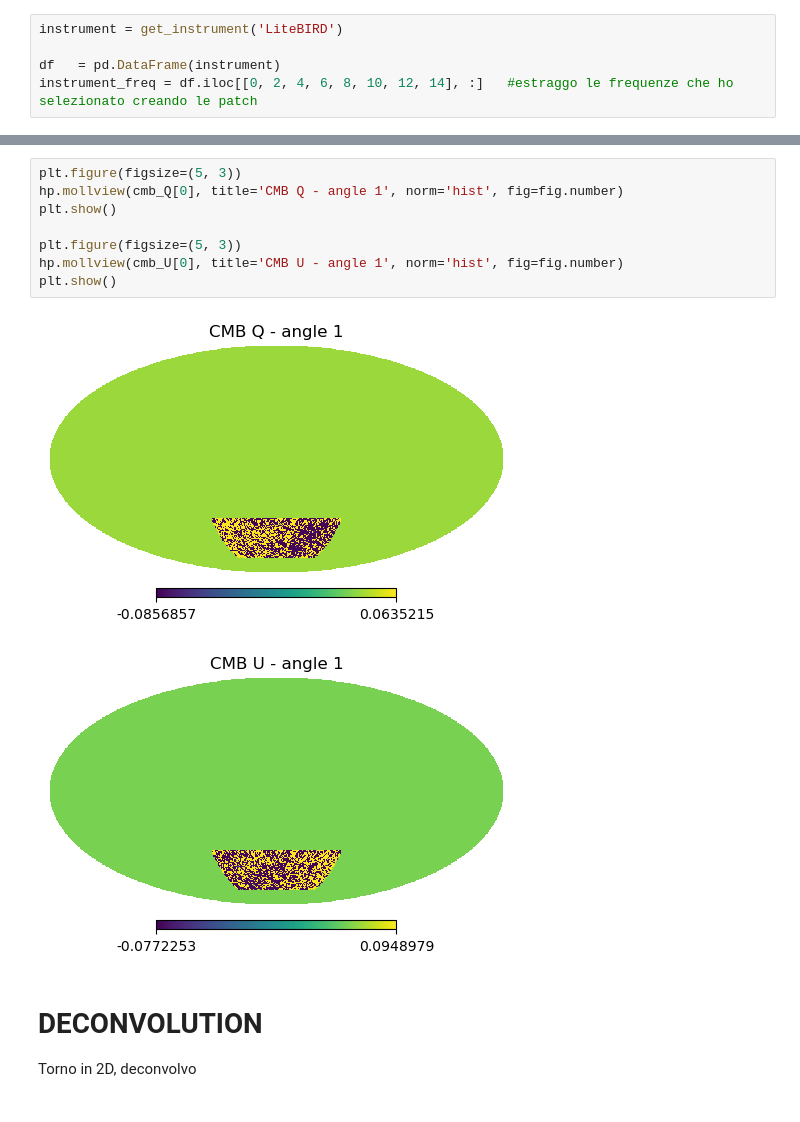
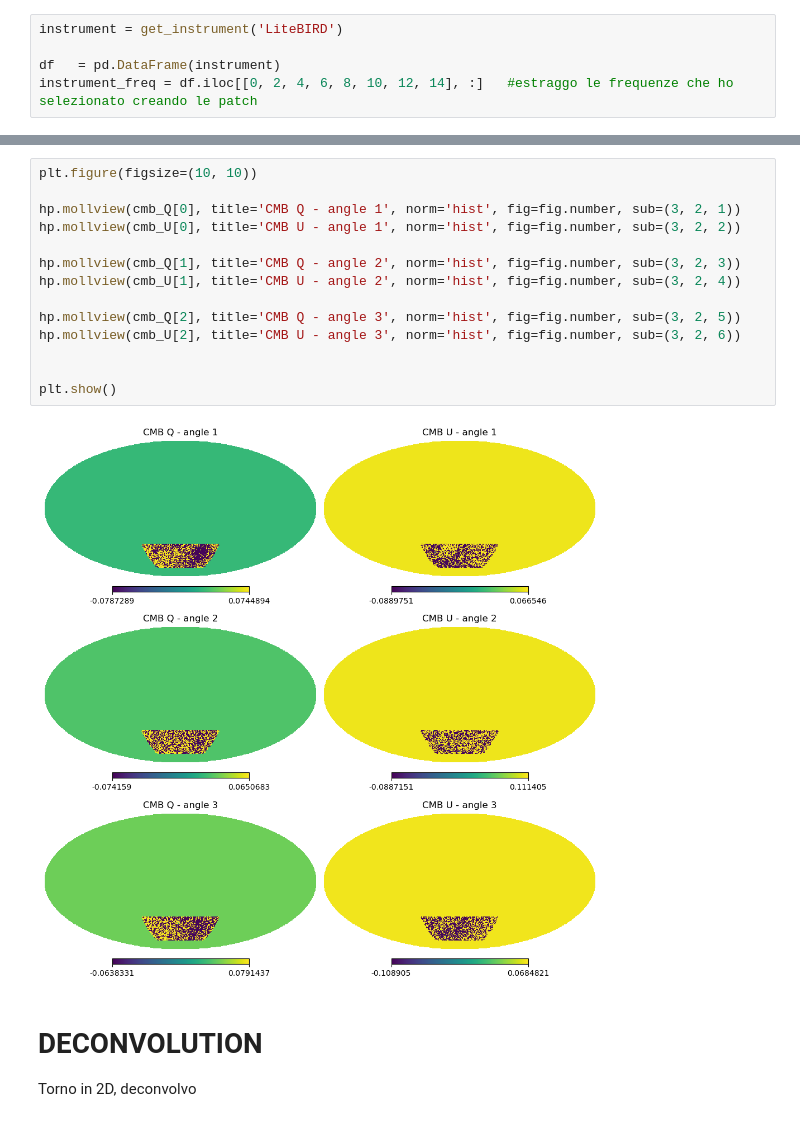
Before and after one commit to racheleguidettii/MastersThesis, a Jupyter notebook: PySMmaps/Patch_Angle.ipynb, the cells around one changed output, grey strips where cells are left out. Cells and saved outputs as stored; diff of their text form.

```diff
--- a/PySMmaps/Patch_Angle.ipynb
+++ b/PySMmaps/Patch_Angle.ipynb
@@ -445,14 +445,19 @@ Angle Simulation 3 - 0.900 deg
 # %%
-plt.figure(figsize=(5, 3))
-hp.mollview(cmb_Q[0], title='CMB Q - angle 1', norm='hist', fig=fig.number)
+plt.figure(figsize=(10, 10))
+
+hp.mollview(cmb_Q[0], title='CMB Q - angle 1', norm='hist', fig=fig.number, sub=(3, 2, 1))
+hp.mollview(cmb_U[0], title='CMB U - angle 1', norm='hist', fig=fig.number, sub=(3, 2, 2))
+
+hp.mollview(cmb_Q[1], title='CMB Q - angle 2', norm='hist', fig=fig.number, sub=(3, 2, 3))
+hp.mollview(cmb_U[1], title='CMB U - angle 2', norm='hist', fig=fig.number, sub=(3, 2, 4))
+
+hp.mollview(cmb_Q[2], title='CMB Q - angle 3', norm='hist', fig=fig.number, sub=(3, 2, 5))
+hp.mollview(cmb_U[2], title='CMB U - angle 3', norm='hist', fig=fig.number, sub=(3, 2, 6))
+
+
 plt.show()
-
-plt.figure(figsize=(5, 3))
-hp.mollview(cmb_U[0], title='CMB U - angle 1', norm='hist', fig=fig.number)
-plt.show()
 # %% [output]
-[figure, old version]
+[figure, new version]
-[figure, removed]
 # %% [markdown]
 # DECONVOLUTION
 Torno in 2D, deconvolvo
```
Also changed, not shown: parts of 5 cells of this notebook.
